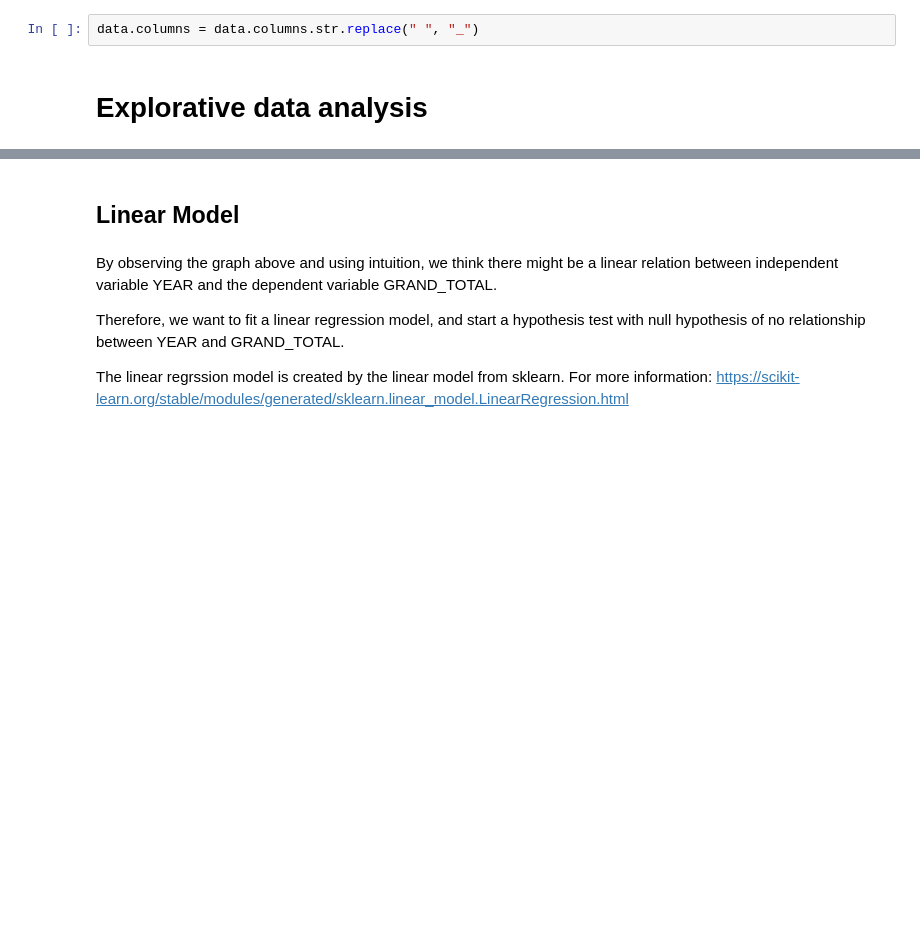
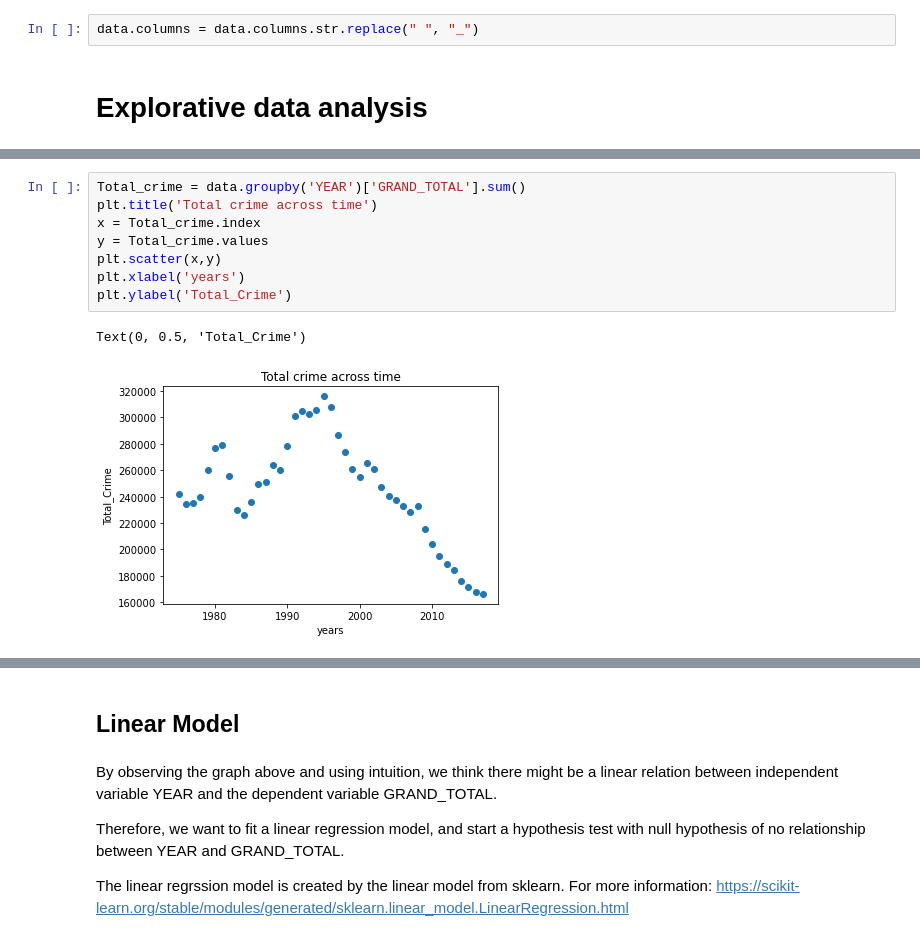
Before and after one commit to WZF1999/WZF1999.github.io, a Jupyter notebook: Final_Tutorial.ipynb, the cells around one changed output, grey strips where cells are left out. Drawn from its saved outputs; the diff is of its cells as text; blank space fills up the shorter version.

```diff
--- a/Final_Tutorial.ipynb
+++ b/Final_Tutorial.ipynb
@@ -46,0 +70,11 @@ data.columns = data.columns.str.replace(" ", "_")
+# %%
+Total_crime = data.groupby('YEAR')['GRAND_TOTAL'].sum()
+plt.title('Total crime across time')
+x = Total_crime.index
+y = Total_crime.values
+plt.scatter(x,y)
+plt.xlabel('years')
+plt.ylabel('Total_Crime')
+# %% [output]
+Text(0, 0.5, 'Total_Crime')
+[figure, added]
```
Also changed, not shown: parts of 33 cells of this notebook.
